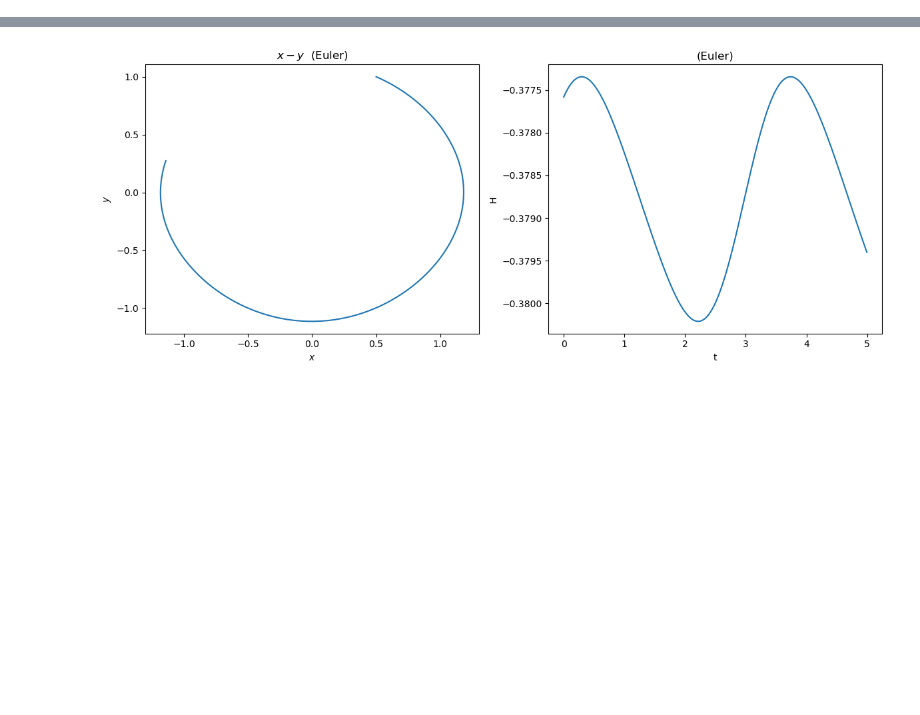
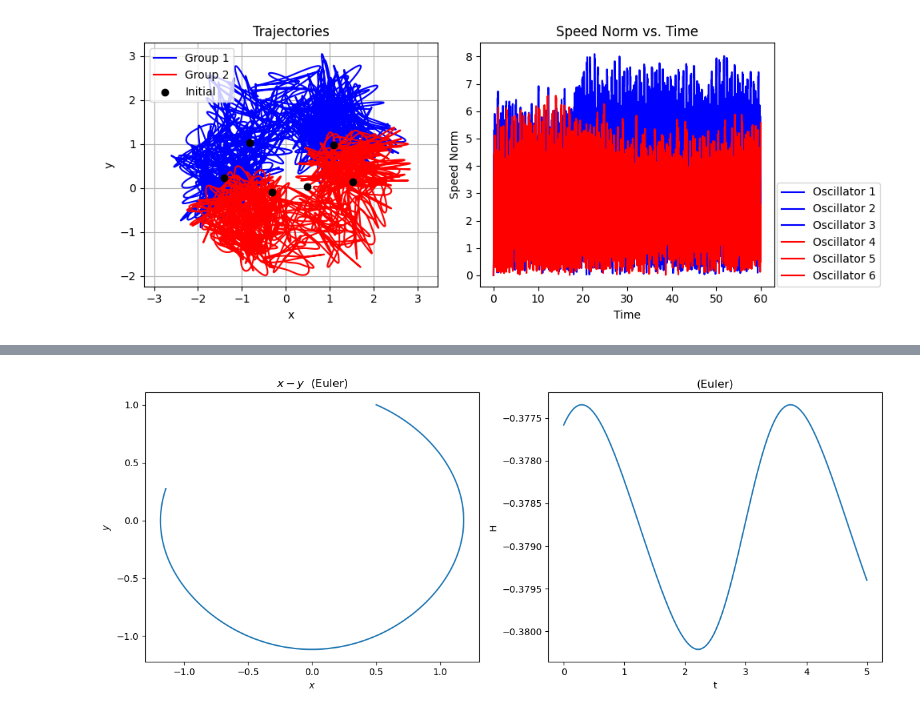
Before and after one commit to Matthew-ymz/Time-series-forecasting-for-causal-emergence, a Jupyter notebook: preprocessing/preprocess_spring.ipynb, the cells around one changed output, grey strips where cells are left out. Saved outputs shown, nothing was run; the diff lists cells and outputs as text; code cells hidden in the pictures; blank space fills up the shorter version.

Commit message:
add spring

```diff
--- a/preprocessing/preprocess_spring.ipynb
+++ b/preprocessing/preprocess_spring.ipynb
@@ -0,0 +1,97 @@
+# %%
+import numpy as np
+import matplotlib.pyplot as plt
+from scipy.integrate import solve_ivp
+np.random.seed(0)
+
+# 参数定义
+N = 6  # 振子数量
+m = 1.0  # 质量
+k_strong = 50.0
+k_weak = 0.5
+
+# 振子分组
+groups = {0:'a',1:'a',2:'a',3:'b',4:'b',5:'b'}#[[0,1,2], [3,4,5]]
+springs = []  # (i, j, k_ij)
+
+for i in range(N):
+    for j in range(N):
+        if i <= j :
+            if groups[i] == groups[j]:
+                springs.append((i, j, k_strong))
+            else:
+                springs.append((i, j, k_weak))
+
+# 初始位置
+pos_init = np.array([
+    [-1.0, 1.0], [-1.5, 0.0], [-0.5, 0.0],     # group 1
+    [1.0, 1.0],  [0.5, 0.0],  [1.5, 0.0]       # group 2
+])
+pos_init += np.random.randn(N,2)*0.1  # 加一点扰动
+
+# 计算自然长度
+L = {}
+for i,j,k in springs:
+    if groups[i] == groups[j]:
+        L[(i,j)] = 0.5
+    else:
+        L[(i,j)] = 3
+
+# 初始速度
+vel_init = np.zeros((N,2))
+
+# 状态展开
+y0 = np.concatenate([pos_init.flatten(), vel_init.flatten()])
+
+def deriv(t, y):
+    pos = y[:2*N].reshape(N,2)
+    vel = y[2*N:].reshape(N,2)
+    acc = np.zeros_like(pos)
+    # 弹簧力
+    for i,j,k_ij in springs:
+        diff = pos[i] - pos[j]
+        d = np.linalg.norm(diff)
+        if d == 0:
+            continue
+        force = -k_ij*(d - L[(i,j)]) * (diff/d)
+        acc[i] += force/m
+        acc[j] -= force/m  # 反作用
+    dydt = np.concatenate([vel.flatten(), acc.flatten()])
+    return dydt
+
+# 积分
+t_span = [0, 60]
+t_eval = np.linspace(0, 60, 6000)
+sol = solve_ivp(deriv, t_span, y0, t_eval=t_eval)
+
+traj = sol.y[:2*N,:].reshape(N,2,-1)
+vels = sol.y[2*N:,:].reshape(N,2,-1)
+vnorm = np.linalg.norm(vels, axis=1)  # 每个振子的速度模长
+
+# 轨迹图
+plt.figure(figsize=(10,4))
+plt.subplot(1,2,1)
+for i in range(3):
+    plt.plot(traj[i,0,:], traj[i,1,:], 'b', label='Group 1' if i==0 else None)
+for i in range(3,6):
+    plt.plot(traj[i,0,:], traj[i,1,:], 'r', label='Group 2' if i==3 else None)
+plt.scatter(pos_init[:,0], pos_init[:,1], c='k', zorder=10, label='Initial')
+plt.legend()
+plt.axis('equal')
+plt.title("Trajectories")
+plt.xlabel('x'); plt.ylabel('y')
+plt.grid()
+
+# 速度模长图
+plt.subplot(1,2,2)
+colors = ['b']*3 + ['r']*3  # 前3条蓝色，后3条红色
+for i in range(N):
+    plt.plot(t_eval, vnorm[i], color=colors[i], label=f"Oscillator {i+1}")
+plt.title("Speed Norm vs. Time")
+plt.xlabel("Time")
+plt.ylabel("Speed Norm")
+plt.legend(loc=[1.01,0])
+plt.tight_layout()
+plt.show()
+# %% [output]
+[figure, added]
```
Also changed, not shown: parts of 4 cells of this notebook, 7 other files.
